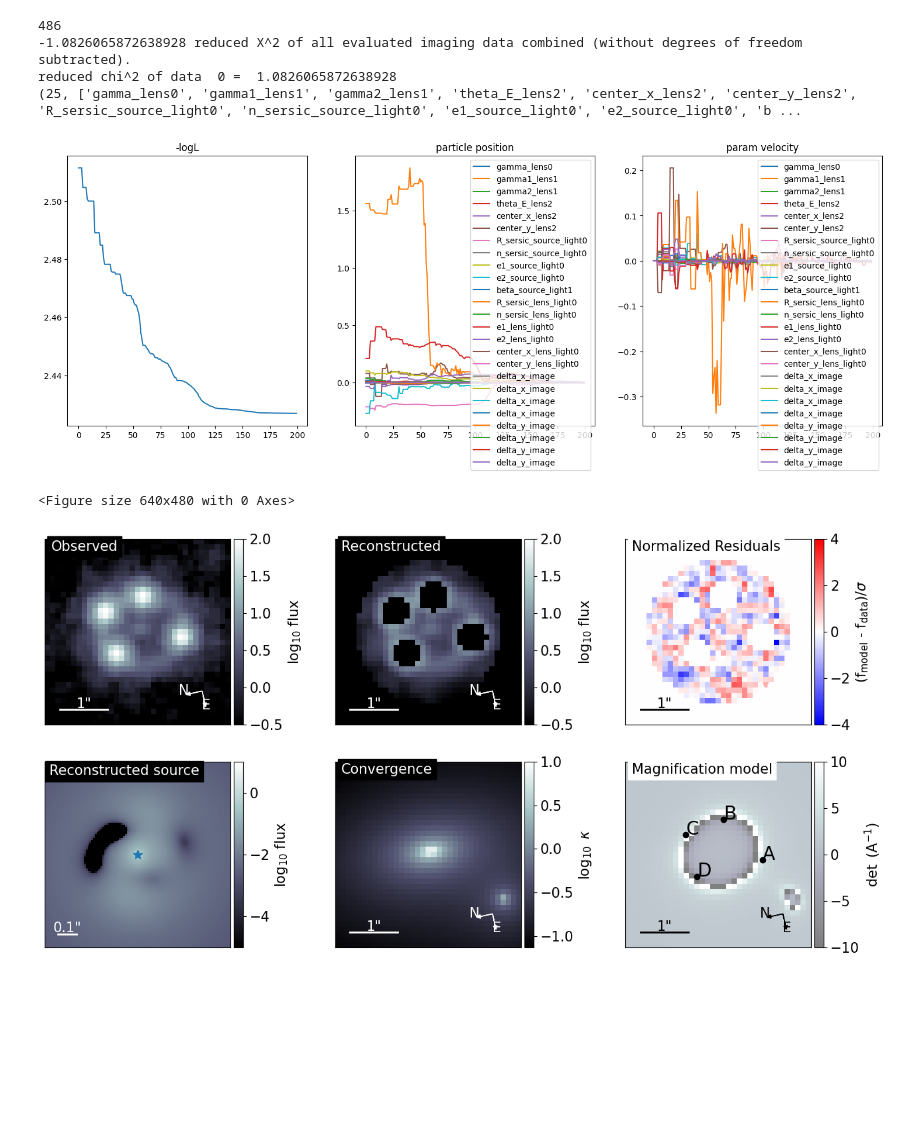
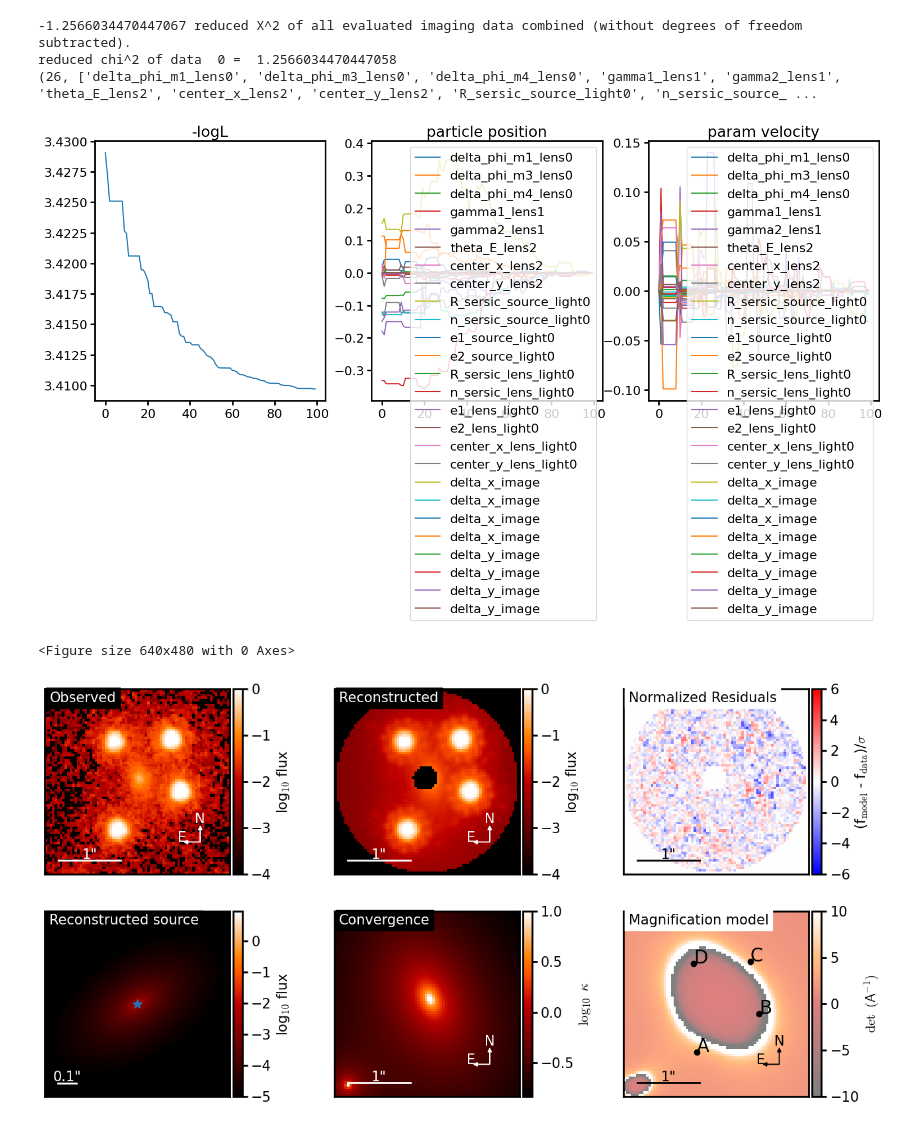
Before and after one commit to dangilman/samana, a Jupyter notebook: notebooks/baseline_lensmodels/j0248/J0248_baseline_model.ipynb, the cells around one changed output. Drawn from its saved outputs; the diff is of its cells as text; code cells hidden in the pictures; blank space fills up the shorter version.

Commit message:
update j0248 baseline model

```diff
--- a/notebooks/baseline_lensmodels/j0248/J0248_baseline_model.ipynb
+++ b/notebooks/baseline_lensmodels/j0248/J0248_baseline_model.ipynb
@@ -8,26 +8,20 @@ import h5py
 # %%
-data = J0248_MIRI(1)
-model = J0248ModelEPLM3M4ShearSatellite(data, shapelets_order=4)
+data = J0248_HST()
+model = J0248ModelEPLM3M4ShearSatellite(data, shapelets_order=None)
 kwargs_lens_macro_init = None
-data.mask_quasar_image_for_reconstruction(True)
-kwargs_model, _, _, _,_ = model.setup_kwargs_model(kwargs_lens_macro_init=kwargs_lens_macro_init)
+kwargs_model, _, _, _, _ = model.setup_kwargs_model(kwargs_lens_macro_init=kwargs_lens_macro_init)
 kwargs_params = model.kwargs_params(kwargs_lens_macro_init=kwargs_lens_macro_init)
 kwargs_likelihood = model.kwargs_likelihood
-print(kwargs_model.keys())
+
 fitting_sequence = FittingSequence(data.kwargs_data_joint, kwargs_model, model.kwargs_constraints,
                                   kwargs_likelihood, kwargs_params)
 
 nthreads = 8
-psf_symmetry = 1
 fitting_kwargs_list = [
-        ['update_settings', {'lens_add_fixed': [[0, ['a4_a', 'a3_a','a1_a'], [0.0, 0.0,0.0]]]}],
-        ['update_settings', {'lens_add_fixed': [[0, ['delta_phi_m1', 'delta_phi_m3','delta_phi_m4'], [0.0, 0.0,0.0]]]}],
-       # ['update_settings', {'lens_add_fixed': [[2, ['theta_E'], [0.0]]]}],
-        ['PSO', {'sigma_scale': 1., 'n_particles': 20, 'n_iterations': 200, 'threadCount': nthreads}],
-        #['psf_iteration', {'psf_symmetry': psf_symmetry, 'keep_psf_error_map': True, 'num_iter': 25}],
+        ['update_settings', {'lens_add_fixed': [[0, ['a4_a', 'a3_a','a1_a','gamma'], [0.0, 0.0,0.0,2.1]]]}],
+        ['PSO', {'sigma_scale': 1., 'n_particles': 10, 'n_iterations': 100, 'threadCount': nthreads}],
+        #['psf_iteration', {'psf_symmetry': 4, 'keep_psf_error_map': True, 'num_iter': 25}],
         #['PSO', {'sigma_scale': 1., 'n_particles': 25, 'n_iterations': 50, 'threadCount': nthreads}],
-    #['psf_iteration', {'psf_symmetry': psf_symmetry, 'keep_psf_error_map': True, 'num_iter': 25}],
-    #['PSO', {'sigma_scale': 1., 'n_particles': 25, 'n_iterations': 50, 'threadCount': nthreads}],
         #['psf_iteration', {'psf_symmetry': 4, 'keep_psf_error_map': True, 'num_iter': 25}],
         #['PSO', {'sigma_scale': 1., 'n_particles': 25, 'n_iterations': 50, 'threadCount': nthreads}],
         #['MCMC', {'n_burn': 50, 'n_run': 25, 'walkerRatio': 4, 'sigma_scale': 0.1, 'threadCount': nthreads}]
@@ -63,69 +55,52 @@ Max iteration reached! Stopping.
 ===================
 # %%
-print(fitting_sequence.likelihoodModule.num_data)
-
 from lenstronomy.Plots.model_plot import ModelPlot
 from lenstronomy.Plots import chain_plot
 import matplotlib.pyplot as plt
 
 multi_band_list = data.kwargs_data_joint['multi_band_list']
-modelPlot = ModelPlot(multi_band_list, kwargs_model, kwargs_result, arrow_size=0.02, cmap_string="bone",
-                      image_likelihood_mask_list=[data.likelihood_mask_imaging_weights],fast_caustic=True)
+modelPlot = ModelPlot(multi_band_list, kwargs_model, kwargs_result, arrow_size=0.02, cmap_string="gist_heat",
+                      image_likelihood_mask_list=[data.likelihood_mask],fast_caustic=True)
 
 param_class = fitting_sequence.param_class
 print(param_class.num_param())
 #print(chain_list)
 
 for i in range(len(chain_list)):
     chain_plot.plot_chain_list(chain_list, i)
 
 f, axes = plt.subplots(2, 3, figsize=(16, 8), sharex=False, sharey=False)
 
-modelPlot.data_plot(ax=axes[0,0], v_min=-0.5, v_max=2.)
-modelPlot.model_plot(ax=axes[0,1],  v_min=-0.5, v_max=2.)
-modelPlot.normalized_residual_plot(ax=axes[0,2], v_min=-4, v_max=4)
+modelPlot.data_plot(ax=axes[0,0], v_min=-4, v_max=0)
+modelPlot.model_plot(ax=axes[0,1], v_min=-4, v_max=0)
+modelPlot.normalized_residual_plot(ax=axes[0,2], v_min=-6, v_max=6)
 modelPlot.source_plot(ax=axes[1, 0], deltaPix_source=0.01, numPix=100)
 modelPlot.convergence_plot(ax=axes[1, 1], v_max=1)
 modelPlot.magnification_plot(ax=axes[1, 2])
 #f.tight_layout()
 #f.subplots_adjust(left=None, bottom=None, right=None, top=None, wspace=0., hspace=0.05)
 #plt.show()
 
 f, axes = plt.subplots(2, 3, figsize=(16, 8), sharex=False, sharey=False)
 
 modelPlot.decomposition_plot(ax=axes[0,0], text='Lens light', lens_light_add=True, unconvolved=True)
 modelPlot.decomposition_plot(ax=axes[1,0], text='Lens light convolved', lens_light_add=True)
 modelPlot.decomposition_plot(ax=axes[0,1], text='Source light', source_add=True, unconvolved=True)
 modelPlot.decomposition_plot(ax=axes[1,1], text='Source light convolved', source_add=True)
 modelPlot.decomposition_plot(ax=axes[0,2], text='All components', source_add=True, lens_light_add=True, unconvolved=True)
 modelPlot.decomposition_plot(ax=axes[1,2], text='All components convolved', source_add=True, lens_light_add=True, point_source_add=True)
 f.tight_layout()
 f.subplots_adjust(left=None, bottom=None, right=None, top=None, wspace=0., hspace=0.05)
 plt.show()
-# with satellite: -280
-# without satellite: -413
-#print(k?wargs_result)
+
+#print(kwargs_result)
 print(kwargs_result['kwargs_lens'])
 print(kwargs_result['kwargs_source'])
 print(kwargs_result['kwargs_lens_light'])
-
-from lenstronomy.LensModel.lens_model import LensModel
-lens_model = LensModel(kwargs_model['lens_model_list'],
-                      lens_redshift_list=kwargs_model['lens_redshift_list'],
-                      multi_plane=kwargs_model['multi_plane'],
-                      z_source=kwargs_model['z_source'])
-
-ximg, yimg = data.x_image, data.y_image
-m = np.absolute(lens_model.magnification(ximg, yimg, kwargs_result['kwargs_lens']))
-print('best fit flux ratios with satellite: ', m[1:]/m[0])
-print('best fit flux ratios with satellite: ','0.89385023 1.0923744  0.90232517')
-print('best fit flux ratios without satellite: ', '1.632972   1.44082792 1.09865809')
-print('measured flux ratios: ', np.array([0.97, 1.17, 1.03]))
 # %% [output]
-486
--1.0826065872638928 reduced X^2 of all evaluated imaging data combined (without degrees of freedom subtracted).
-reduced chi^2 of data  0 =  1.0826065872638928
-(25, ['gamma_lens0', 'gamma1_lens1', 'gamma2_lens1', 'theta_E_lens2', 'center_x_lens2', 'center_y_lens2', 'R_sersic_source_light0', 'n_sersic_source_light0', 'e1_source_light0', 'e2_source_light0', 'b ...
+-1.2566034470447067 reduced X^2 of all evaluated imaging data combined (without degrees of freedom subtracted).
+reduced chi^2 of data  0 =  1.2566034470447058
+(26, ['delta_phi_m1_lens0', 'delta_phi_m3_lens0', 'delta_phi_m4_lens0', 'gamma1_lens1', 'gamma2_lens1', 'theta_E_lens2', 'center_x_lens2', 'center_y_lens2', 'R_sersic_source_light0', 'n_sersic_source_ ...
-[figure, old version]
+[figure, new version]
 <Figure size 640x480 with 0 Axes>
-[figure, old version]
+[figure, new version]
```
Also changed, not shown: parts of 7 cells of this notebook.
